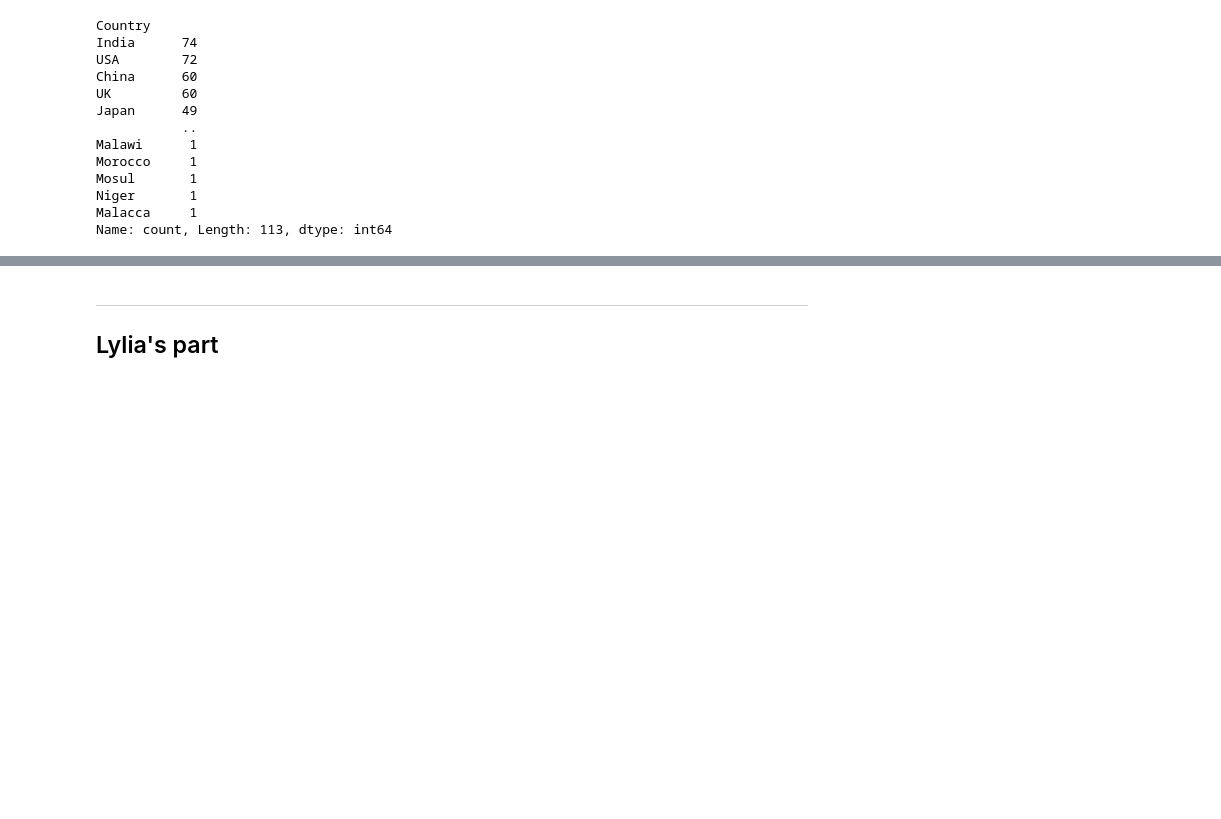
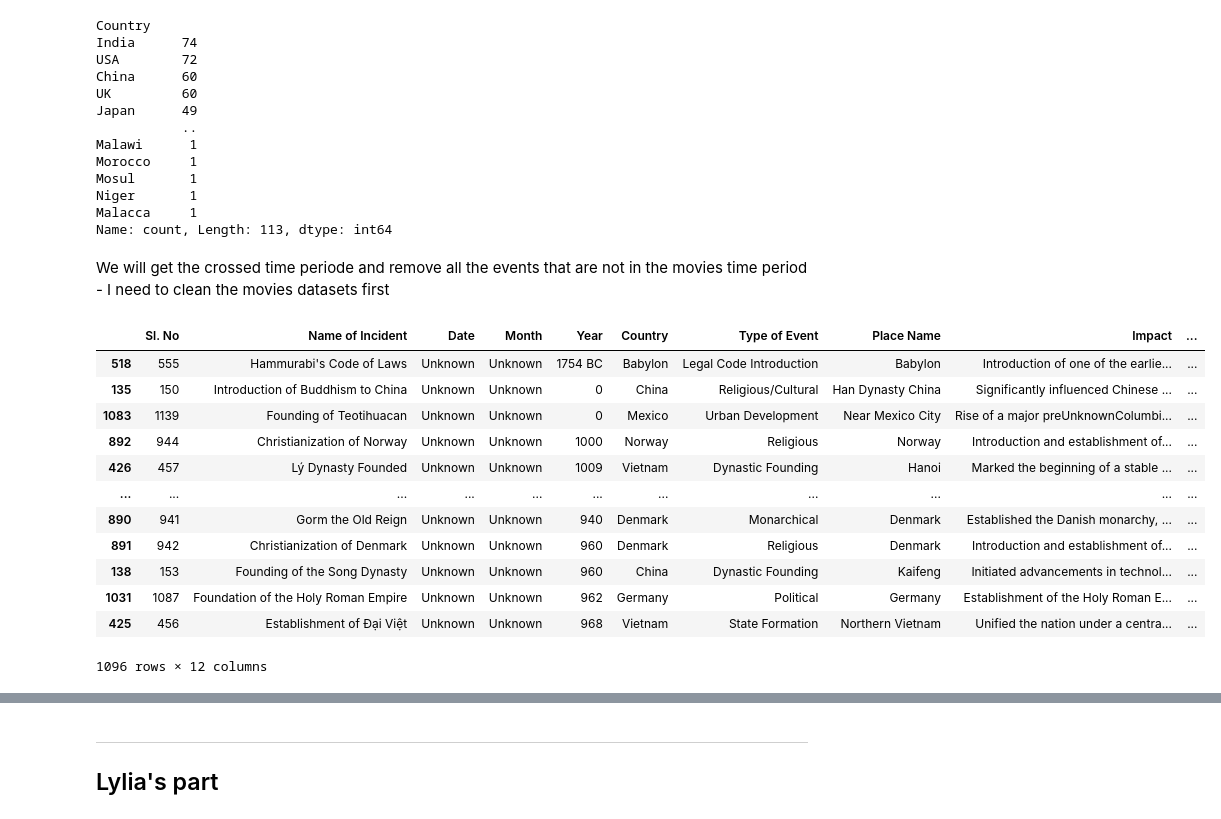
Before and after one commit to epfl-ada/ada-2024-project-arabsdatascientists2024, a Jupyter notebook: Exlploration_CMU.ipynb, the cells around one changed output, grey strips where cells are left out. Saved outputs shown, nothing was run; the diff lists cells and outputs as text; code cells hidden in the pictures; blank space fills up the shorter version.

Commit message:
cleaned years - superimposed time periods

```diff
--- a/Exlploration_CMU.ipynb
+++ b/Exlploration_CMU.ipynb
@@ -226,3 +269,21 @@ Mosul       1
 Niger       1
 Malacca     1
 Name: count, Length: 113, dtype: int64
+# %% [markdown]
+We will get the crossed time periode and remove all the events that are not in the movies time period - I need to clean the movies datasets first
+# %%
+W_events.sort_values('Year')
+# %% [output]
+|  | Sl. No | Name of Incident | Date | Month | Year | Country | Type of Event | Place Name | Impact | ... |
+| 518 | 555 | Hammurabi's Code of Laws | Unknown | Unknown | 1754 BC | Babylon | Legal Code Introduction | Babylon | Introduction of one of the earlie... | ... |
+| 135 | 150 | Introduction of Buddhism to China | Unknown | Unknown | 0 | China | Religious/Cultural | Han Dynasty China | Significantly influenced Chinese ... | ... |
+| 1083 | 1139 | Founding of Teotihuacan | Unknown | Unknown | 0 | Mexico | Urban Development | Near Mexico City | Rise of a major preUnknownColumbi... | ... |
+| 892 | 944 | Christianization of Norway | Unknown | Unknown | 1000 | Norway | Religious | Norway | Introduction and establishment of... | ... |
+| 426 | 457 | Lý Dynasty Founded | Unknown | Unknown | 1009 | Vietnam | Dynastic Founding | Hanoi | Marked the beginning of a stable ... | ... |
+| ... | ... | ... | ... | ... | ... | ... | ... | ... | ... | ... |
+| 890 | 941 | Gorm the Old Reign | Unknown | Unknown | 940 | Denmark | Monarchical | Denmark | Established the Danish monarchy, ... | ... |
+| 891 | 942 | Christianization of Denmark | Unknown | Unknown | 960 | Denmark | Religious | Denmark | Introduction and establishment of... | ... |
+| 138 | 153 | Founding of the Song Dynasty | Unknown | Unknown | 960 | China | Dynastic Founding | Kaifeng | Initiated advancements in technol... | ... |
+| 1031 | 1087 | Foundation of the Holy Roman Empire | Unknown | Unknown | 962 | Germany | Political | Germany | Establishment of the Holy Roman E... | ... |
+| 425 | 456 | Establishment of Đại Việt | Unknown | Unknown | 968 | Vietnam | State Formation | Northern Vietnam | Unified the nation under a centra... | ... |
+1096 rows × 12 columns
```
Also changed, not shown: parts of 12 cells of this notebook.
